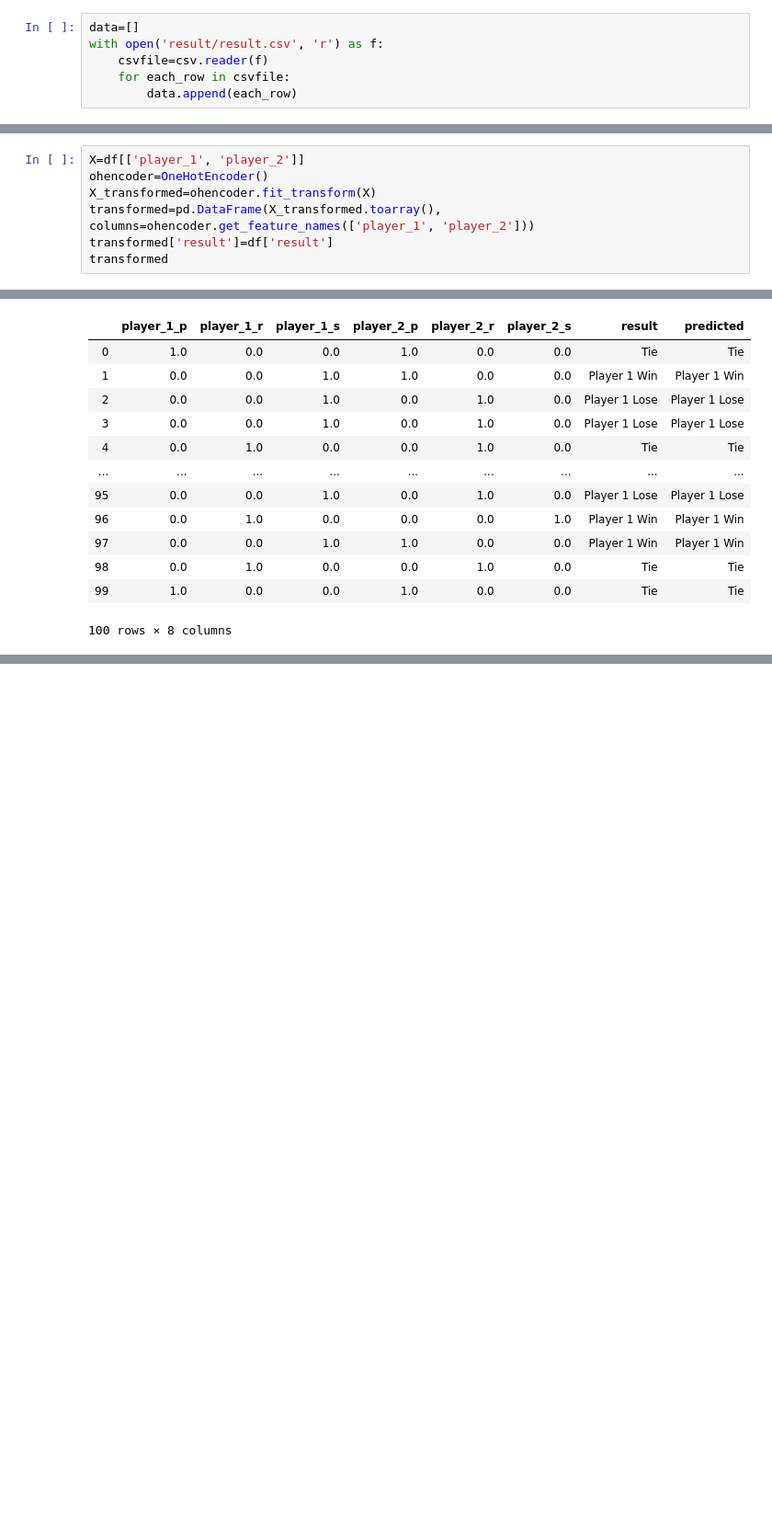
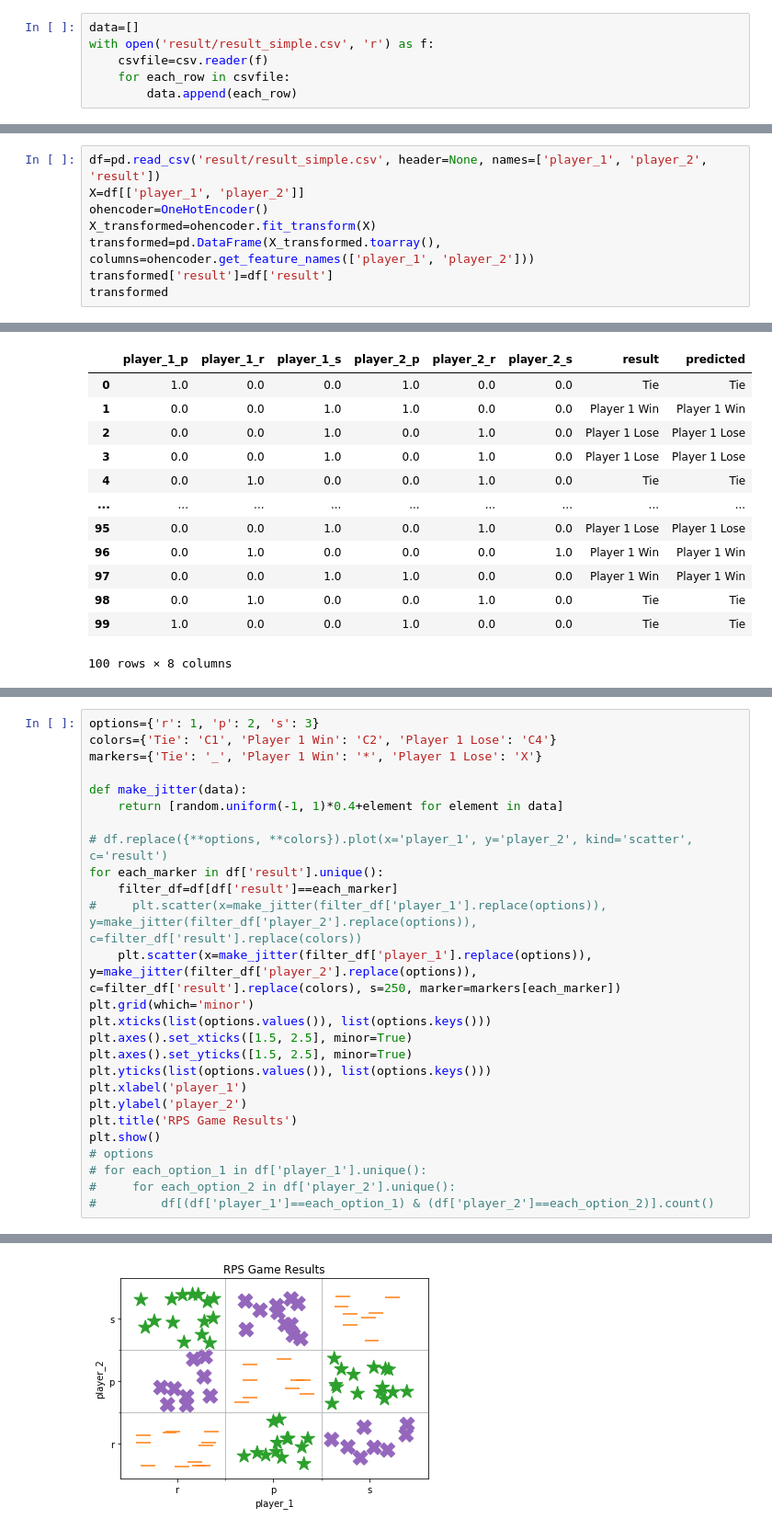
Before and after one commit to kevinclee26/RPS_ML_Demo, a Jupyter notebook: RPS_ML.ipynb, the cells around one changed output, grey strips where cells are left out. Shown at 92% size. Drawn from its saved outputs; the diff is of its cells as text; blank space fills up the shorter version.

```diff
--- a/RPS_ML.ipynb
+++ b/RPS_ML.ipynb
@@ -6,6 +9,6 @@ import pandas as pd
 # %%
 data=[]
-with open('result/result.csv', 'r') as f:
+with open('result/result_simple.csv', 'r') as f:
     csvfile=csv.reader(f)
     for each_row in csvfile:
         data.append(each_row)
@@ -22,4 +62,5 @@ df.head()
 # %%
+df=pd.read_csv('result/result_simple.csv', header=None, names=['player_1', 'player_2', 'result'])
 X=df[['player_1', 'player_2']]
 ohencoder=OneHotEncoder()
 X_transformed=ohencoder.fit_transform(X)
@@ -88,0 +104,27 @@ DataError: No numeric types to aggregate
+# %%
+options={'r': 1, 'p': 2, 's': 3}
+colors={'Tie': 'C1', 'Player 1 Win': 'C2', 'Player 1 Lose': 'C4'}
+markers={'Tie': '_', 'Player 1 Win': '*', 'Player 1 Lose': 'X'}
+
+def make_jitter(data):
+    return [random.uniform(-1, 1)*0.4+element for element in data]
+
+# df.replace({**options, **colors}).plot(x='player_1', y='player_2', kind='scatter', c='result')
+for each_marker in df['result'].unique():
+    filter_df=df[df['result']==each_marker]
+#     plt.scatter(x=make_jitter(filter_df['player_1'].replace(options)), y=make_jitter(filter_df['player_2'].replace(options)), c=filter_df['result'].replace(colors))
+    plt.scatter(x=make_jitter(filter_df['player_1'].replace(options)), y=make_jitter(filter_df['player_2'].replace(options)), c=filter_df['result'].replace(colors), s=250, marker=markers[each_marker])
+plt.grid(which='minor')
+plt.xticks(list(options.values()), list(options.keys()))
+plt.axes().set_xticks([1.5, 2.5], minor=True)
+plt.axes().set_yticks([1.5, 2.5], minor=True)
+plt.yticks(list(options.values()), list(options.keys()))
+plt.xlabel('player_1')
+plt.ylabel('player_2')
+plt.title('RPS Game Results')
+plt.show()
+# options
+# for each_option_1 in df['player_1'].unique():
+#     for each_option_2 in df['player_2'].unique():
+#         df[(df['player_1']==each_option_1) & (df['player_2']==each_option_2)].count()
+# %% [output]
@@ -89,3 +133,4 @@ DataError: No numeric types to aggregate
+[figure, added]
 # %%
 from IPython.display import Image
 import pydotplus
```
Also changed, not shown: parts of 15 cells of this notebook, 17 other files.
